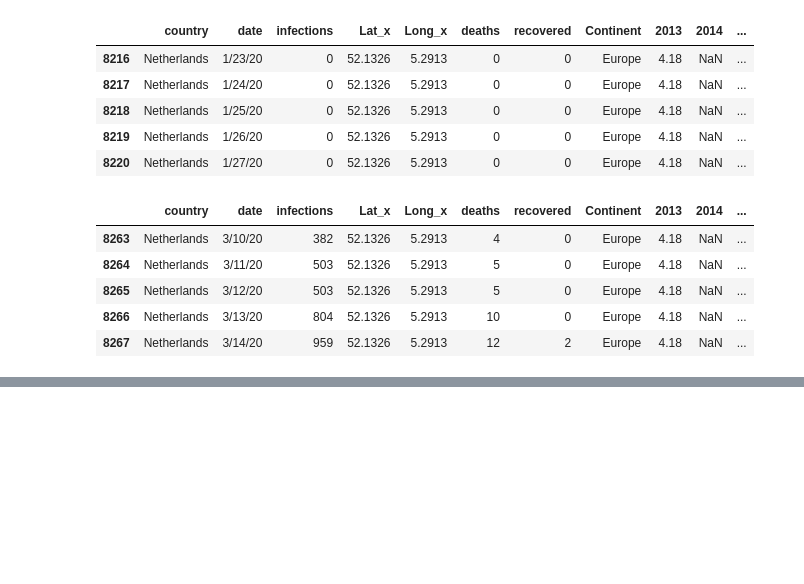
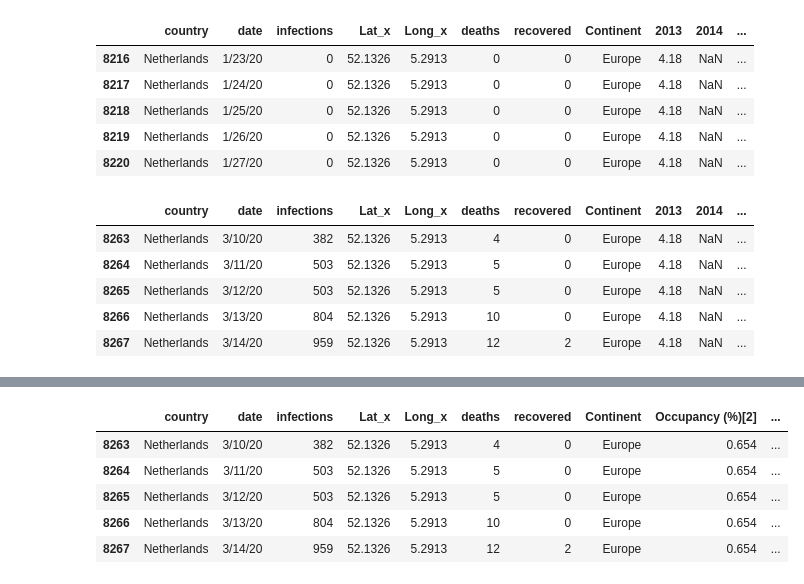
Before and after one commit to paulozk/corona, a Jupyter notebook: notebooks/data_preparation.ipynb, the cells around one changed output, grey strips where cells are left out. Cells and saved outputs as stored; diff of their text form; code cells hidden in the pictures; blank space fills up the shorter version.

Commit message:
data preparation complete

```diff
--- a/notebooks/data_preparation.ipynb
+++ b/notebooks/data_preparation.ipynb
@@ -247,0 +257,20 @@ data[data['country'] == "Netherlands"].tail()
+# %%
+data['age over 65 years[3]'] = data['age over 65 years[3]'].str.replace('%', '').astype(float) / 100
+# %%
+# divide percent value by 100
+data['Occupancy (%)[2]'] = data['Occupancy (%)[2]'] / 100
+# %%
+# drop year columns (for now)
+data = data.drop(['2013', '2014', '2015', '2016','2017'], axis=1)
+# %%
+# convert 'Population' column to numeric
+data['Population'] = data['Population'].str.replace(',', '').str.replace('.', '').astype(float)
+# %%
+data[data['country'] == "Netherlands"].tail()
+# %% [output]
+|  | country | date | infections | Lat_x | Long_x | deaths | recovered | Continent | Occupancy (%)[2] | ... |
+| 8263 | Netherlands | 3/10/20 | 382 | 52.1326 | 5.2913 | 4 | 0 | Europe | 0.654 | ... |
+| 8264 | Netherlands | 3/11/20 | 503 | 52.1326 | 5.2913 | 5 | 0 | Europe | 0.654 | ... |
+| 8265 | Netherlands | 3/12/20 | 503 | 52.1326 | 5.2913 | 5 | 0 | Europe | 0.654 | ... |
+| 8266 | Netherlands | 3/13/20 | 804 | 52.1326 | 5.2913 | 10 | 0 | Europe | 0.654 | ... |
+| 8267 | Netherlands | 3/14/20 | 959 | 52.1326 | 5.2913 | 12 | 2 | Europe | 0.654 | ... |
```
Also changed, not shown: parts of 14 cells of this notebook.
